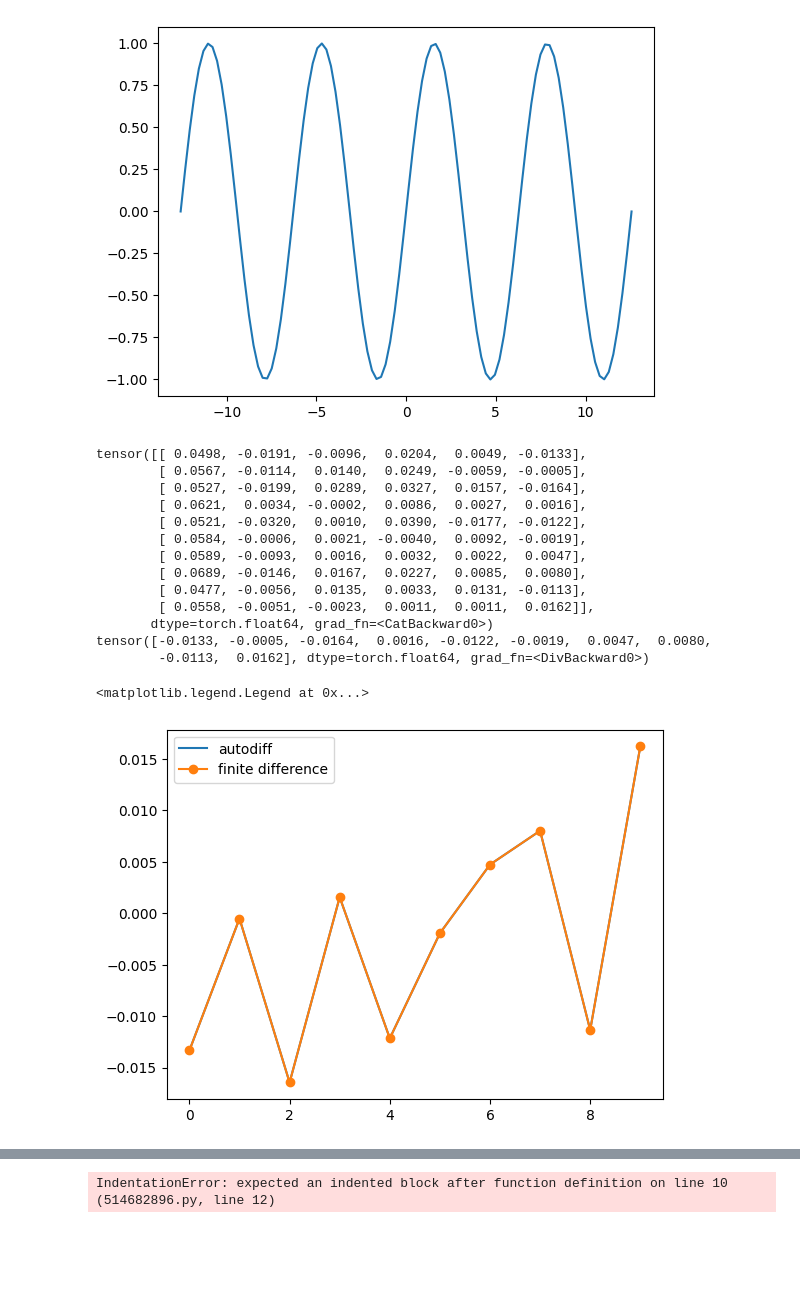
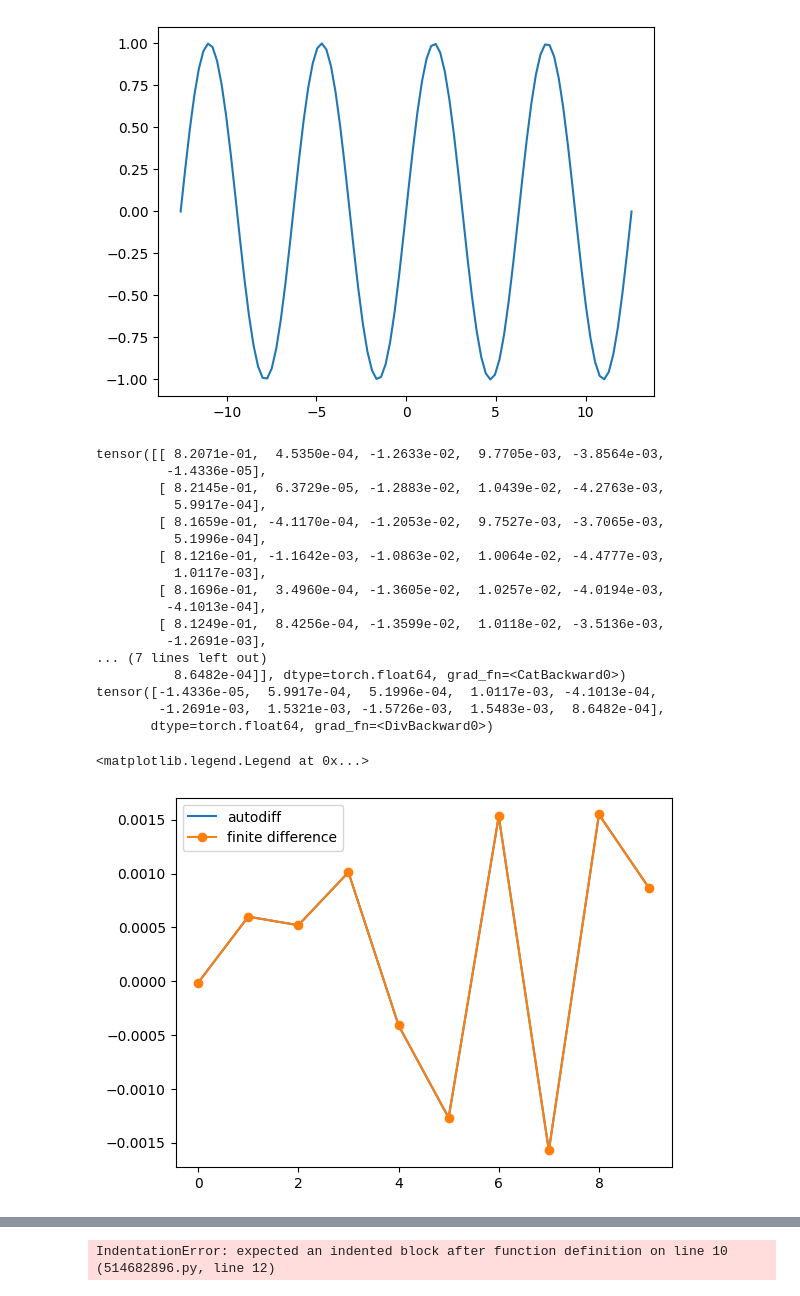
Before and after one commit to Lolillosky/PHD_CVA, a Jupyter notebook: AlgdiffExample/AlgdiffExample.ipynb, the cells around one changed output, grey strips where cells are left out. Drawn from its saved outputs; the diff is of its cells as text; code cells hidden in the pictures; blank space fills up the shorter version.

```diff
--- a/AlgdiffExample/AlgdiffExample.ipynb
+++ b/AlgdiffExample/AlgdiffExample.ipynb
@@ -20,26 +20,24 @@ from torch.utils.data import Dataset
 from torch.utils.data import random_split
 from torch.utils.tensorboard import SummaryWriter
 # %%
+
 class DenseModel(nn.Module):
+    def __init__(self, num_inputs, num_hidden_layers, num_neurons_per_hidden_layer, dtype=torch.float64):
+        super().__init__()
 
-    def __init__(self, num_inputs):
-        super(DenseModel, self).__init__()
+        layers = []
+        in_features = num_inputs
 
-        self.layer1 = nn.Linear(num_inputs, 64, dtype=torch.float64)
-        self.activation1 = nn.ReLU()
-        self.layer2 = nn.Linear(64, 64, dtype=torch.float64)
-        self.activation2 = nn.ReLU()
-        self.layer3 = nn.Linear(64, 64, dtype=torch.float64)
-        self.activation3 = nn.ReLU()
-        self.layer4 = nn.Linear(64, 1, dtype=torch.float64)
+        for _ in range(num_hidden_layers):
+            layers.append(nn.Linear(in_features, num_neurons_per_hidden_layer, dtype=dtype))
+            layers.append(nn.Softplus())
+            in_features = num_neurons_per_hidden_layer
 
+        layers.append(nn.Linear(in_features, 1, dtype=dtype))
+        self.net = nn.Sequential(*layers)
 
     def forward(self, x):
-        x = self.activation1(self.layer1(x))
-        x = self.activation2(self.layer2(x))
-        x = self.activation3(self.layer3(x))
-        x = self.layer4(x)
-        return x
+        return self.net(x)
 # %%
 class DiffDeepLearning(nn.Module):
     def __init__(self, model):
@@ -54,50 +52,55 @@ class DiffDeepLearning(nn.Module):
 
         return torch.concatenate([y, grad], dim=1)
 # %%
-model = DenseModel(num_inputs=5)
+model = DenseModel(num_inputs=5, num_hidden_layers=3, num_neurons_per_hidden_layer=64)
 
 algdiffmodel = DiffDeepLearning(model)
+
 
 x = torch.rand(10, 5, dtype=torch.float64, requires_grad=True)
 
 y = algdiffmodel(x)
 
 print(y)
 
 col = 4
 ep = 1e-6
 
 x__ = x.clone()
 
 x__[:, col] += torch.tensor(ep)
 
 y2 = algdiffmodel(x__)
 
 test = (y2[:, 0] - y[:, 0]) / ep
 
 print(test)
 
 plt.plot(y[:,col+1].detach().numpy(), label='autodiff')
 
 plt.plot(test.detach().numpy(), label='finite difference', marker='o')
 
 plt.legend()
 # %% [output]
-tensor([[ 0.0498, -0.0191, -0.0096,  0.0204,  0.0049, -0.0133],
-        [ 0.0567, -0.0114,  0.0140,  0.0249, -0.0059, -0.0005],
-        [ 0.0527, -0.0199,  0.0289,  0.0327,  0.0157, -0.0164],
-        [ 0.0621,  0.0034, -0.0002,  0.0086,  0.0027,  0.0016],
-        [ 0.0521, -0.0320,  0.0010,  0.0390, -0.0177, -0.0122],
-        [ 0.0584, -0.0006,  0.0021, -0.0040,  0.0092, -0.0019],
-        [ 0.0589, -0.0093,  0.0016,  0.0032,  0.0022,  0.0047],
-        [ 0.0689, -0.0146,  0.0167,  0.0227,  0.0085,  0.0080],
-        [ 0.0477, -0.0056,  0.0135,  0.0033,  0.0131, -0.0113],
-        [ 0.0558, -0.0051, -0.0023,  0.0011,  0.0011,  0.0162]],
-       dtype=torch.float64, grad_fn=<CatBackward0>)
-tensor([-0.0133, -0.0005, -0.0164,  0.0016, -0.0122, -0.0019,  0.0047,  0.0080,
-        -0.0113,  0.0162], dtype=torch.float64, grad_fn=<DivBackward0>)
+tensor([[ 8.2071e-01,  4.5350e-04, -1.2633e-02,  9.7705e-03, -3.8564e-03,
+         -1.4336e-05],
+        [ 8.2145e-01,  6.3729e-05, -1.2883e-02,  1.0439e-02, -4.2763e-03,
+          5.9917e-04],
+        [ 8.1659e-01, -4.1170e-04, -1.2053e-02,  9.7527e-03, -3.7065e-03,
+          5.1996e-04],
+        [ 8.1216e-01, -1.1642e-03, -1.0863e-02,  1.0064e-02, -4.4777e-03,
+          1.0117e-03],
+        [ 8.1696e-01,  3.4960e-04, -1.3605e-02,  1.0257e-02, -4.0194e-03,
+         -4.1013e-04],
+        [ 8.1249e-01,  8.4256e-04, -1.3599e-02,  1.0118e-02, -3.5136e-03,
+         -1.2691e-03],
+... (7 lines left out)
+          8.6482e-04]], dtype=torch.float64, grad_fn=<CatBackward0>)
+tensor([-1.4336e-05,  5.9917e-04,  5.1996e-04,  1.0117e-03, -4.1013e-04,
+        -1.2691e-03,  1.5321e-03, -1.5726e-03,  1.5483e-03,  8.6482e-04],
+       dtype=torch.float64, grad_fn=<DivBackward0>)
 <matplotlib.legend.Legend at 0x...>
-[figure, old version]
+[figure, new version]
 # %%
 
 print(algdiffmodel)
```
Also changed, not shown: parts of 1 cell of this notebook.
